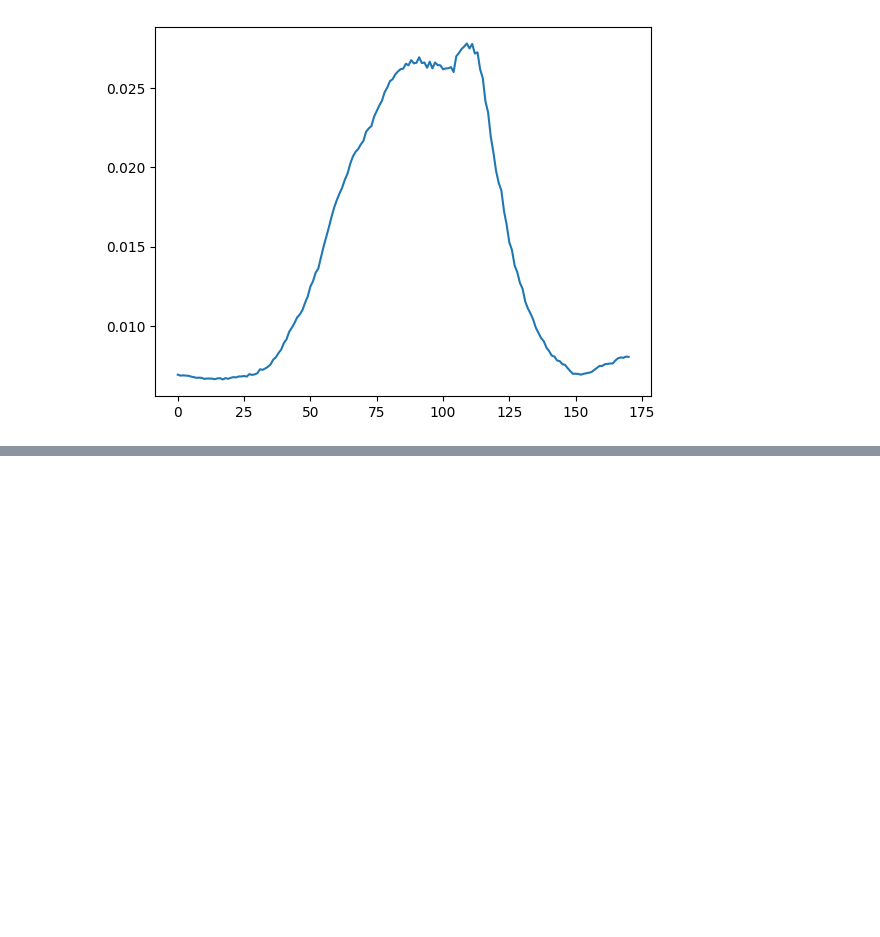
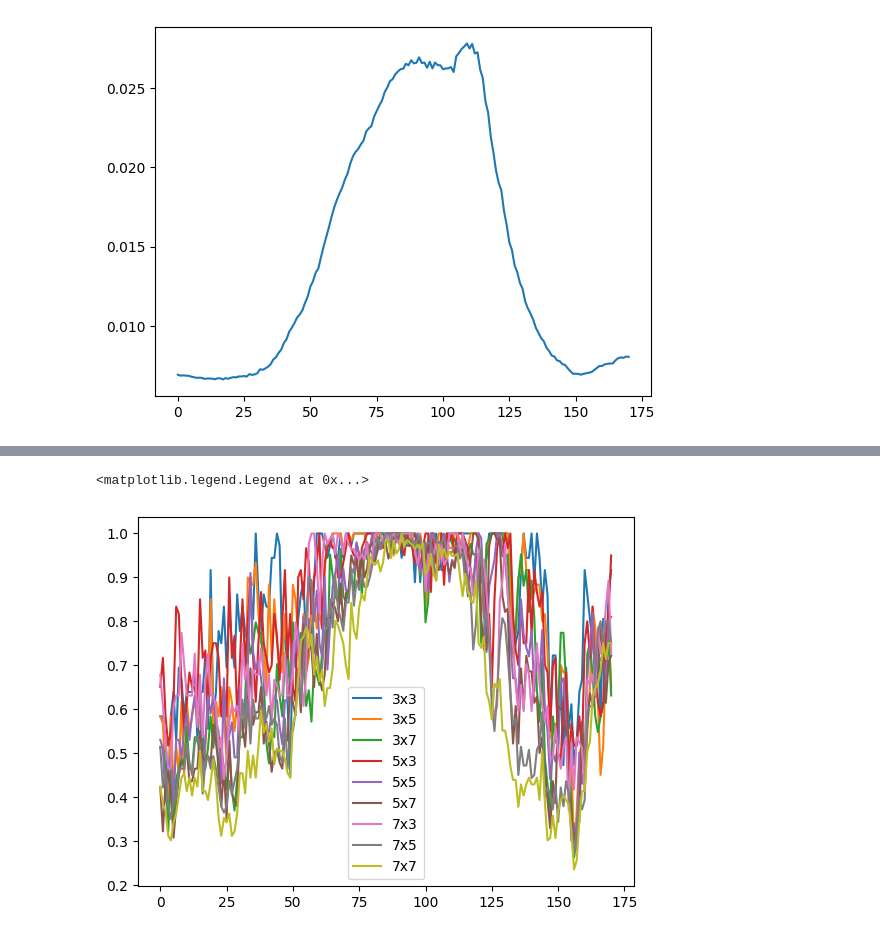
Before and after one commit to gx-ceia-tps/vision-computadora-1-tps, a Jupyter notebook: tp2/tp2.ipynb, the cells around one changed output, grey strips where cells are left out. Cells and saved outputs as stored; diff of their text form; code cells hidden in the pictures; blank space fills up the shorter version.

```diff
--- a/tp2/tp2.ipynb
+++ b/tp2/tp2.ipynb
@@ -105,0 +131,13 @@ plt.plot(metrics)
+# %%
+def get_centered_roi(img, dm, dn):
+    m, n = img.shape
+    center_m, center_n = get_img_center(img)
+    return img[center_m-dm:center_m+dm, center_n-dn:center_n+dn]
+# %%
+for dm in [3, 5, 7]:
+    for dn in [3, 5, 7]:
+        plt.plot([image_quality_measure(get_centered_roi(img=get_gray_img(frame),dm=dm,dn=dn)) for frame in frame_paths], label=f'{dm}x{dn}')
+plt.legend()
+# %% [output]
+<matplotlib.legend.Legend at 0x...>
+[figure, added]
```
Also changed, not shown: parts of 6 cells of this notebook.
